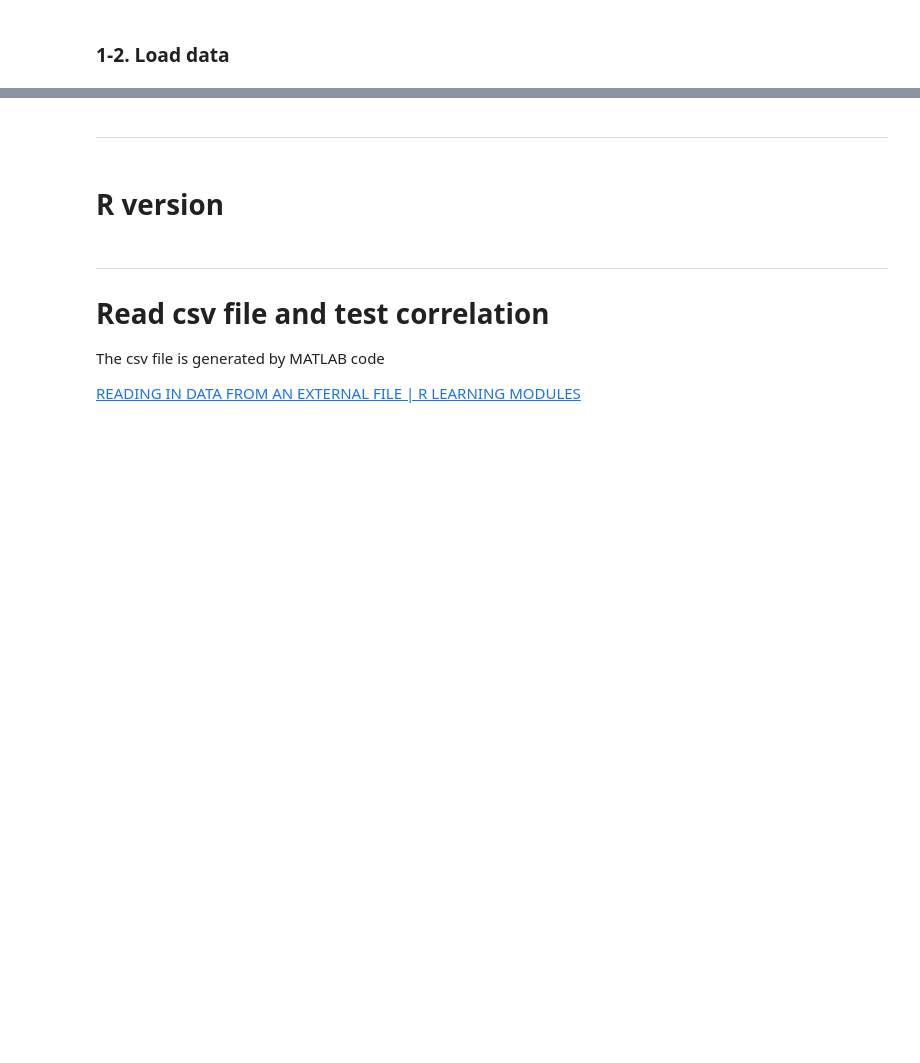
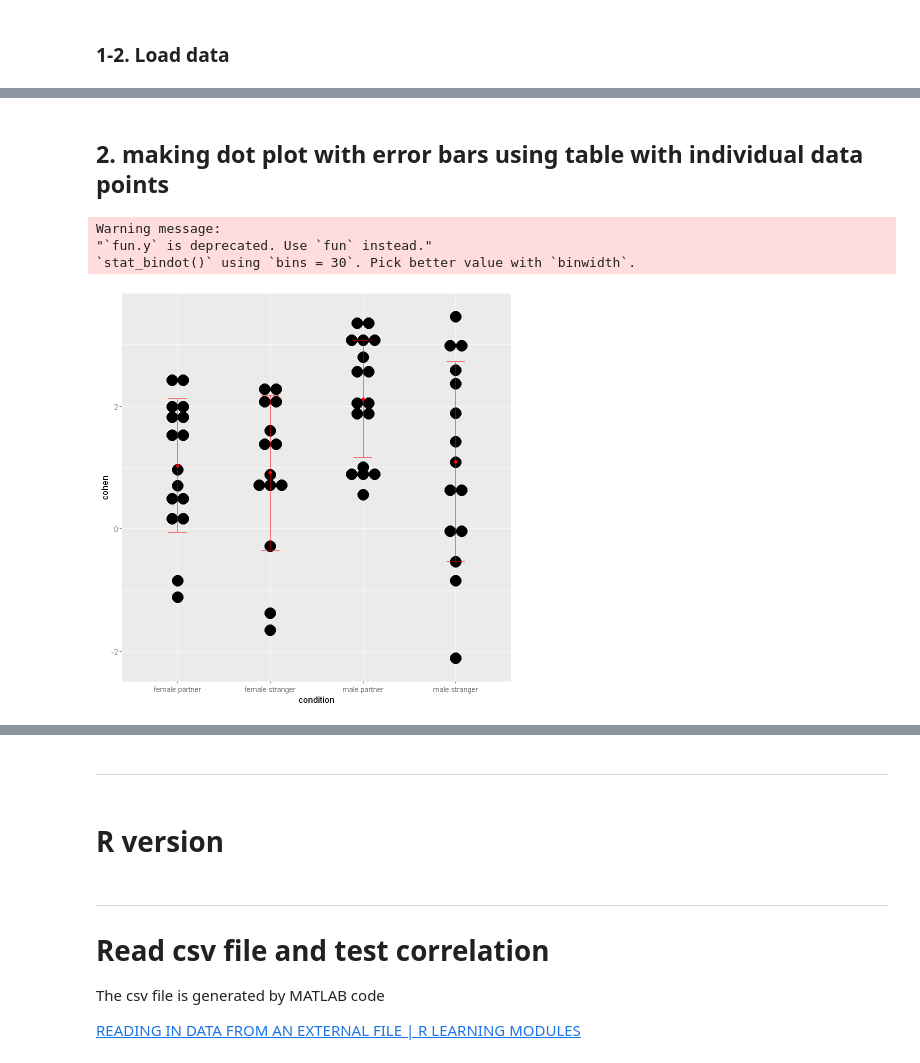
Before and after one commit to wataruito/synchro_freeze, a Jupyter notebook: 03r_analysis.ipynb, the cells around one changed output, grey strips where cells are left out. Saved outputs shown, nothing was run; the diff lists cells and outputs as text; code cells hidden in the pictures; blank space fills up the shorter version.

```diff
--- a/03r_analysis.ipynb
+++ b/03r_analysis.ipynb
@@ -281,0 +393,23 @@ test2
+# %% [markdown]
+## 2. making dot plot with error bars using table with individual data points
+# %%
+# 2. making dot plot with error bars using table with individual data points
+
+# 2-1. import data from excel as df1 using "Import Dataset" function in Environment tab, one column containing datapoints, other columns containing independent variables
+base = "synchfreeze_aggregated.xlsx"
+filename = file.path(path, base)
+df1 <- read_excel("C:/Users/User/Dropbox/Jupyter/alexei/r_plotmaking_data/synchfreeze_aggregated.xlsx",
+  sheet = "for Rplot")
+
+# 2-2. plotting cohen distance with "condition" as factor
+p <- ggplot(df1, aes(x=condition, y=cohen)) +
+  geom_dotplot(binaxis='y', stackdir='center')
+
+p + stat_summary(fun.data=mean_sdl, fun.args = list(mult=1),
+                 geom="errorbar", color="red", width=0.2) +
+  stat_summary(fun.y=mean, geom="point", color="red")
+# %% [output]
+Warning message:
+"`fun.y` is deprecated. Use `fun` instead."
+`stat_bindot()` using `bins = 30`. Pick better value with `binwidth`.
+[figure, added]
```
Also changed, not shown: parts of 49 cells of this notebook.
